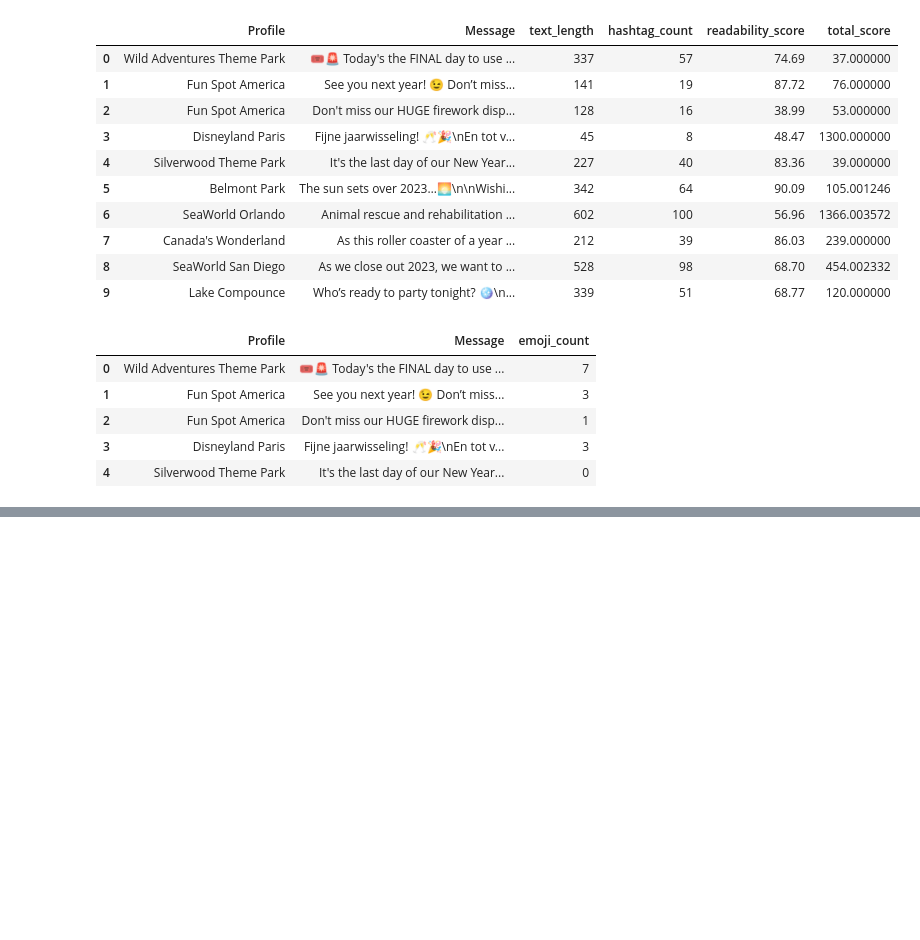
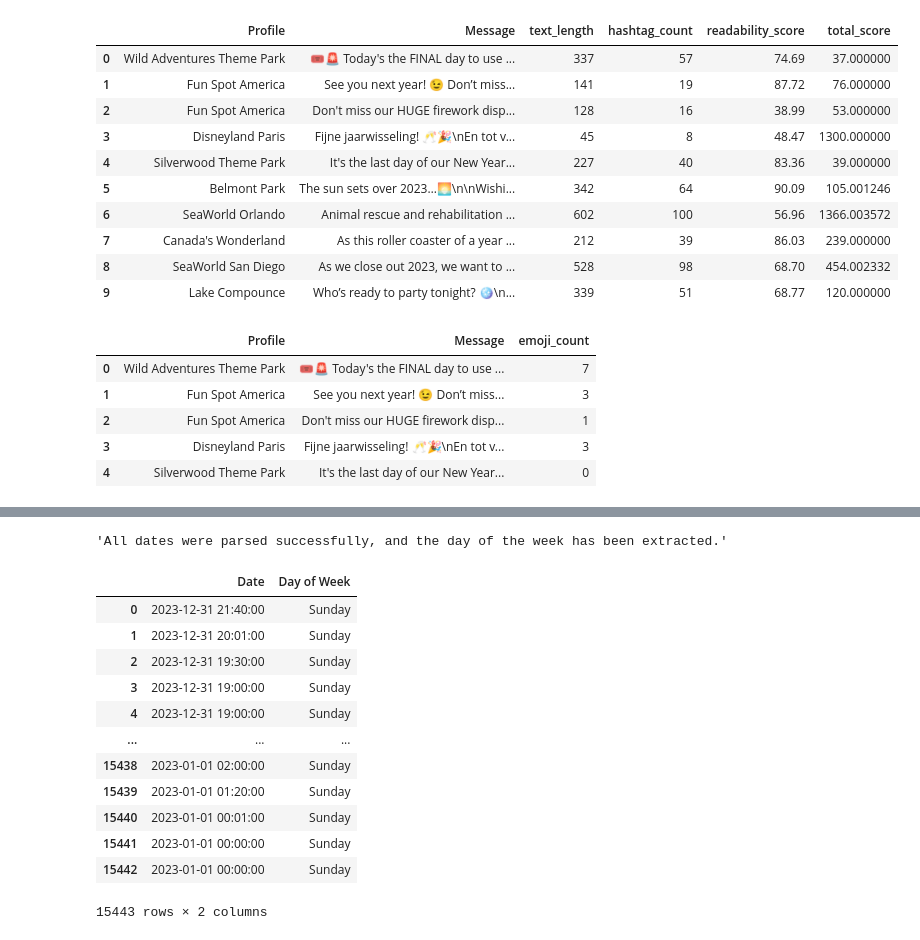
Before and after one commit to alvaarro/DigitalMarketingStrategy, a Jupyter notebook: test_features.ipynb, the cells around one changed output, grey strips where cells are left out. Drawn from its saved outputs; the diff is of its cells as text; code cells hidden in the pictures; blank space fills up the shorter version.

```diff
--- a/test_features.ipynb
+++ b/test_features.ipynb
@@ -117,3 +117,10 @@ merged_df[['Profile', 'Message', 'emoji_count']].head()
 | 2 | Fun Spot America | Don't miss our HUGE firework disp... | 1 |
 | 3 | Disneyland Paris | Fijne jaarwisseling! 🥂🎉\nEn tot v... | 3 |
 | 4 | Silverwood Theme Park | It's the last day of our New Year... | 0 |
+# %%
+# Converting the 'Date' column to datetime
+merged_df['Date'] = pd.to_datetime(merged_df['Date'], format='%m/%d/%y %I:%M %p')
+# Extracting the day of the week
+merged_df['Day of Week'] = merged_df['Date'].dt.strftime('%A')
+
+merged_df[['Date', 'Day of Week']]
@@ -119,0 +132,53 @@ merged_df[['Profile', 'Message', 'emoji_count']].head()
+# %%
+from dateutil import parser
+
+# Attempt to parse dates using a more flexible method
+# This will handle a variety of formats but may not catch every possible inconsistency
+def flexible_date_parser(date_str):
+    try:
+        return parser.parse(date_str)
+    except ValueError:
+        return pd.NaT
+
+# Apply the flexible date parser to the 'Date' column
+merged_df['Date'] = merged_df['Date'].apply(flexible_date_parser)
+
+# Check again for any rows where 'Date' conversion resulted in NaT
+nat_rows_after_parsing = merged_df[merged_df['Date'].isna()]
+
+# Count the number of NaT rows after the flexible parsing attempt
+nat_count_after_parsing = nat_rows_after_parsing.shape[0]
+
+# Proceed with extracting the day of the week for dates that were successfully parsed
+if nat_count_after_parsing == 0:
+    # All dates were parsed successfully, proceed with extracting the day of the week
+    merged_df['Day of Week'] = merged_df['Date'].dt.strftime('%A')
+    success_message = "All dates were parsed successfully, and the day of the week has been extracted."
+else:
+    # Some dates could not be parsed
+    success_message = f"{nat_count_after_parsing} rows still contain unparseable dates after flexible parsing."
+
+success_message
+# %% [output]
+'All dates were parsed successfully, and the day of the week has been extracted.'
+# %%
+# Converting the 'Date' column to datetime
+merged_df['Date'] = pd.to_datetime(merged_df['Date'], format='%m/%d/%y %I:%M %p')
+# Extracting the day of the week
+merged_df['Day of Week'] = merged_df['Date'].dt.strftime('%A')
+
+merged_df[['Date', 'Day of Week']]
+# %% [output]
+|  | Date | Day of Week |
+| 0 | 2023-12-31 21:40:00 | Sunday |
+| 1 | 2023-12-31 20:01:00 | Sunday |
+| 2 | 2023-12-31 19:30:00 | Sunday |
+| 3 | 2023-12-31 19:00:00 | Sunday |
+| 4 | 2023-12-31 19:00:00 | Sunday |
+| ... | ... | ... |
+| 15438 | 2023-01-01 02:00:00 | Sunday |
+| 15439 | 2023-01-01 01:20:00 | Sunday |
+| 15440 | 2023-01-01 00:01:00 | Sunday |
+| 15441 | 2023-01-01 00:00:00 | Sunday |
+| 15442 | 2023-01-01 00:00:00 | Sunday |
+15443 rows × 2 columns
```
Also changed, not shown: parts of 2 cells of this notebook.
